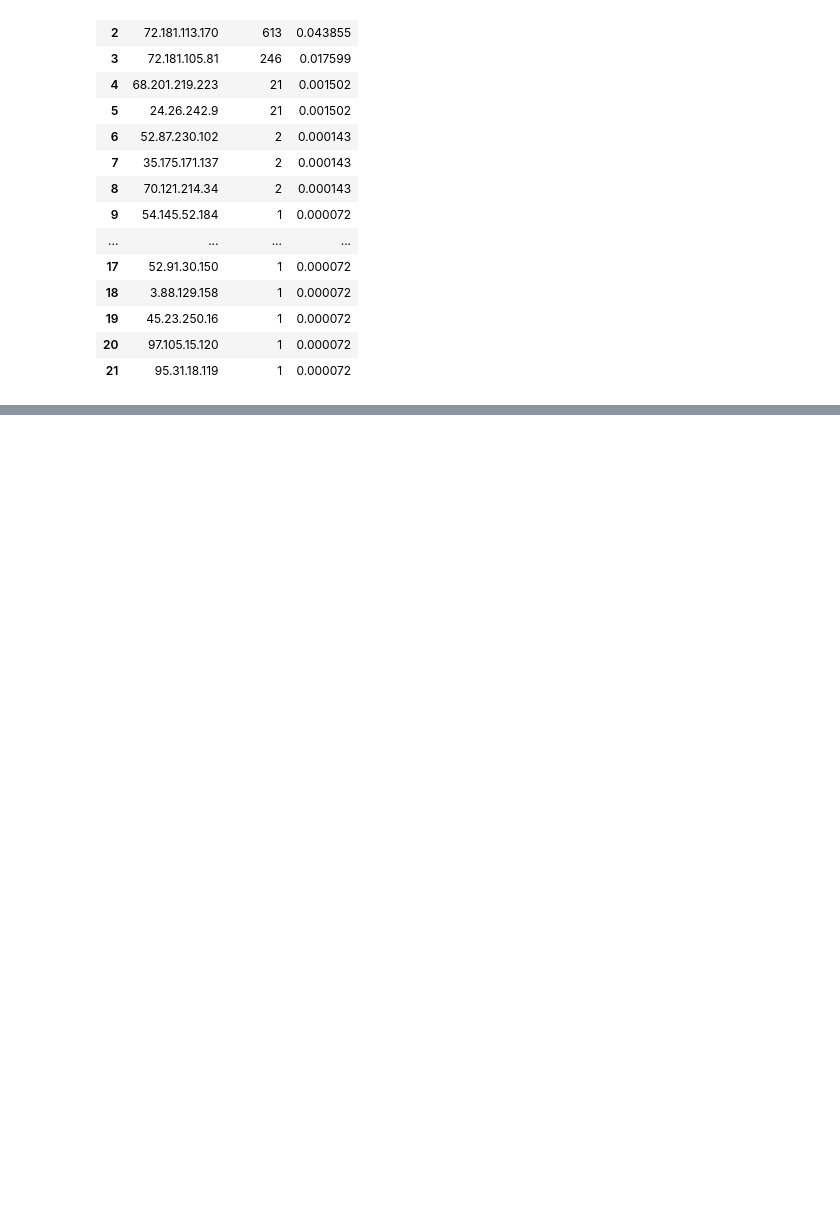
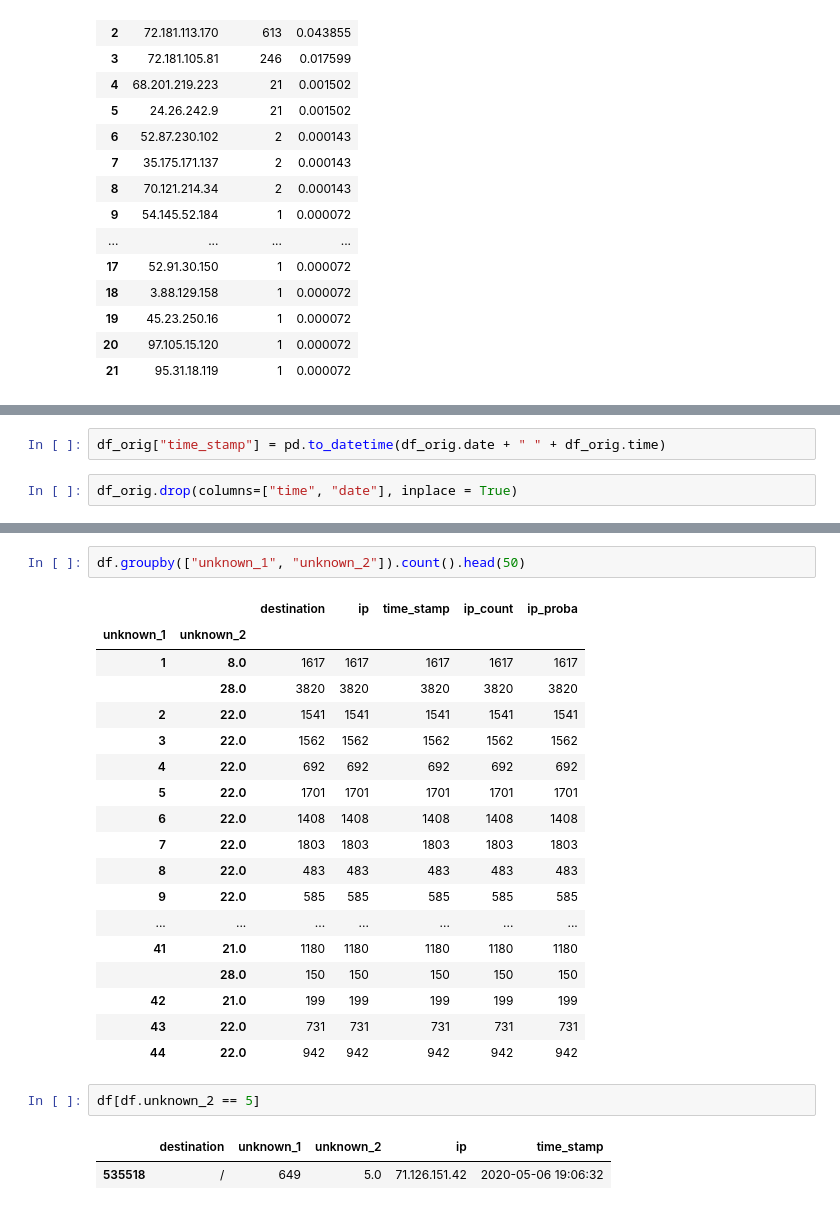
Before and after one commit to guedanie/anomaly_detection, a Jupyter notebook: discrete_anomaly_detection.ipynb, the cells around one changed output, grey strips where cells are left out. Cells and saved outputs as stored; diff of their text form; blank space fills up the shorter version.

```diff
--- a/discrete_anomaly_detection.ipynb
+++ b/discrete_anomaly_detection.ipynb
@@ -109,0 +123,4 @@ ip_df
+# %%
+df_orig["time_stamp"] = pd.to_datetime(df_orig.date + " " + df_orig.time)
+# %%
+df_orig.drop(columns=["time", "date"], inplace = True)
@@ -109,0 +161,26 @@ ip_df
+# %%
+df.groupby(["unknown_1", "unknown_2"]).count().head(50)
+# %% [output]
+|  |  | destination | ip | time_stamp | ip_count | ip_proba |
+| unknown_1 | unknown_2 |  |  |  |  |  |
+| 1 | 8.0 | 1617 | 1617 | 1617 | 1617 | 1617 |
+|  | 28.0 | 3820 | 3820 | 3820 | 3820 | 3820 |
+| 2 | 22.0 | 1541 | 1541 | 1541 | 1541 | 1541 |
+| 3 | 22.0 | 1562 | 1562 | 1562 | 1562 | 1562 |
+| 4 | 22.0 | 692 | 692 | 692 | 692 | 692 |
+| 5 | 22.0 | 1701 | 1701 | 1701 | 1701 | 1701 |
+| 6 | 22.0 | 1408 | 1408 | 1408 | 1408 | 1408 |
+| 7 | 22.0 | 1803 | 1803 | 1803 | 1803 | 1803 |
+| 8 | 22.0 | 483 | 483 | 483 | 483 | 483 |
+| 9 | 22.0 | 585 | 585 | 585 | 585 | 585 |
+| ... | ... | ... | ... | ... | ... | ... |
+| 41 | 21.0 | 1180 | 1180 | 1180 | 1180 | 1180 |
+|  | 28.0 | 150 | 150 | 150 | 150 | 150 |
+| 42 | 21.0 | 199 | 199 | 199 | 199 | 199 |
+| 43 | 22.0 | 731 | 731 | 731 | 731 | 731 |
+| 44 | 22.0 | 942 | 942 | 942 | 942 | 942 |
+# %%
+df[df.unknown_2 == 5]
+# %% [output]
+|  | destination | unknown_1 | unknown_2 | ip | time_stamp |
+| 535518 | / | 649 | 5.0 | 71.126.151.42 | 2020-05-06 19:06:32 |
```
Also changed, not shown: parts of 13 cells of this notebook.
